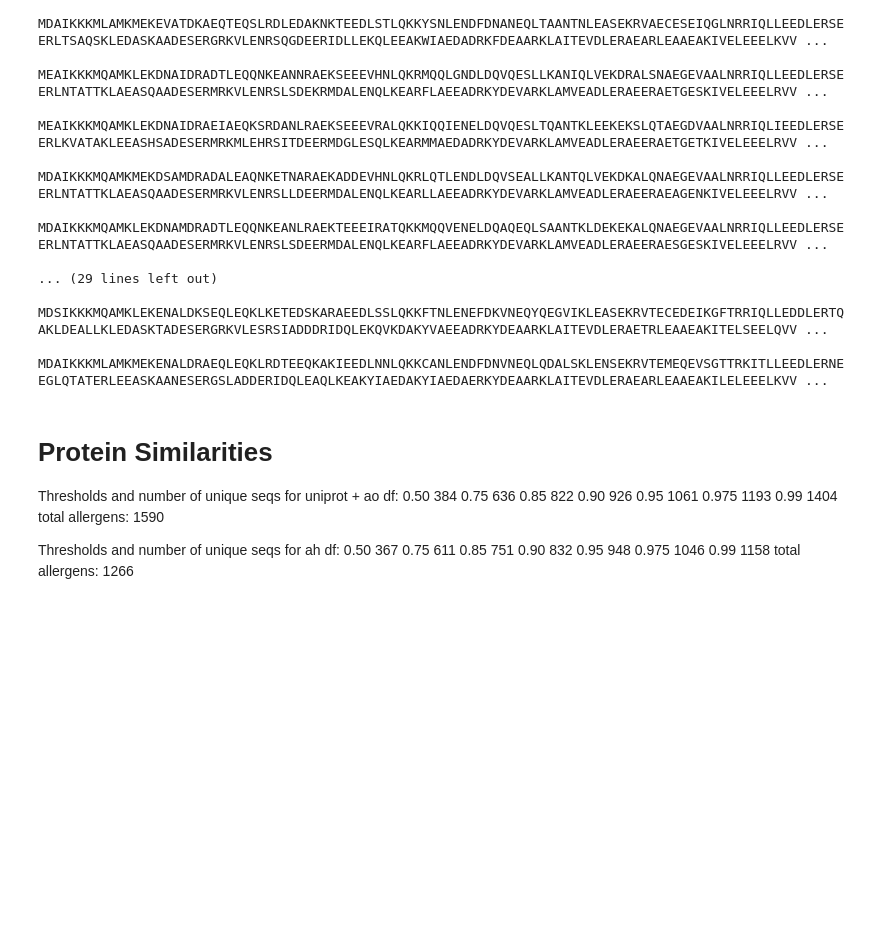
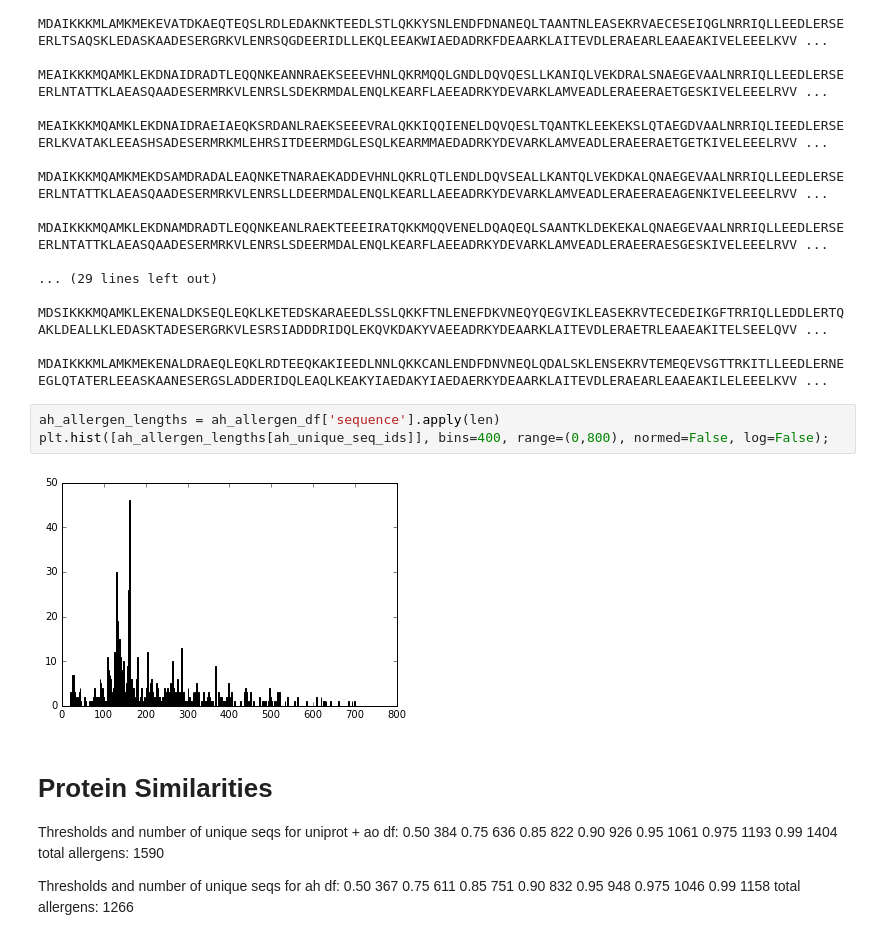
Before and after one commit to JaredJacobsen/capstone_project, a Jupyter notebook: allergen_EDA.ipynb, the cells around one changed output. Saved outputs shown, nothing was run; the diff lists cells and outputs as text; blank space fills up the shorter version.

```diff
--- a/allergen_EDA.ipynb
+++ b/allergen_EDA.ipynb
@@ -257,3 +181,8 @@ MDAIKKKMLAMKMEKENALDRAEQLEQKLRDTEEQKAKIEEDLNNLQKKCANLENDFDNVNEQLQDALSKLENSEKRVTE
+# %%
+ah_allergen_lengths = ah_allergen_df['sequence'].apply(len)
+plt.hist([ah_allergen_lengths[ah_unique_seq_ids]], bins=400, range=(0,800), normed=False, log=False);
+# %% [output]
+[figure, added]
 # %% [markdown]
 # Protein Similarities
 
```
Also changed, not shown: parts of 6 cells of this notebook, 3 other files.
